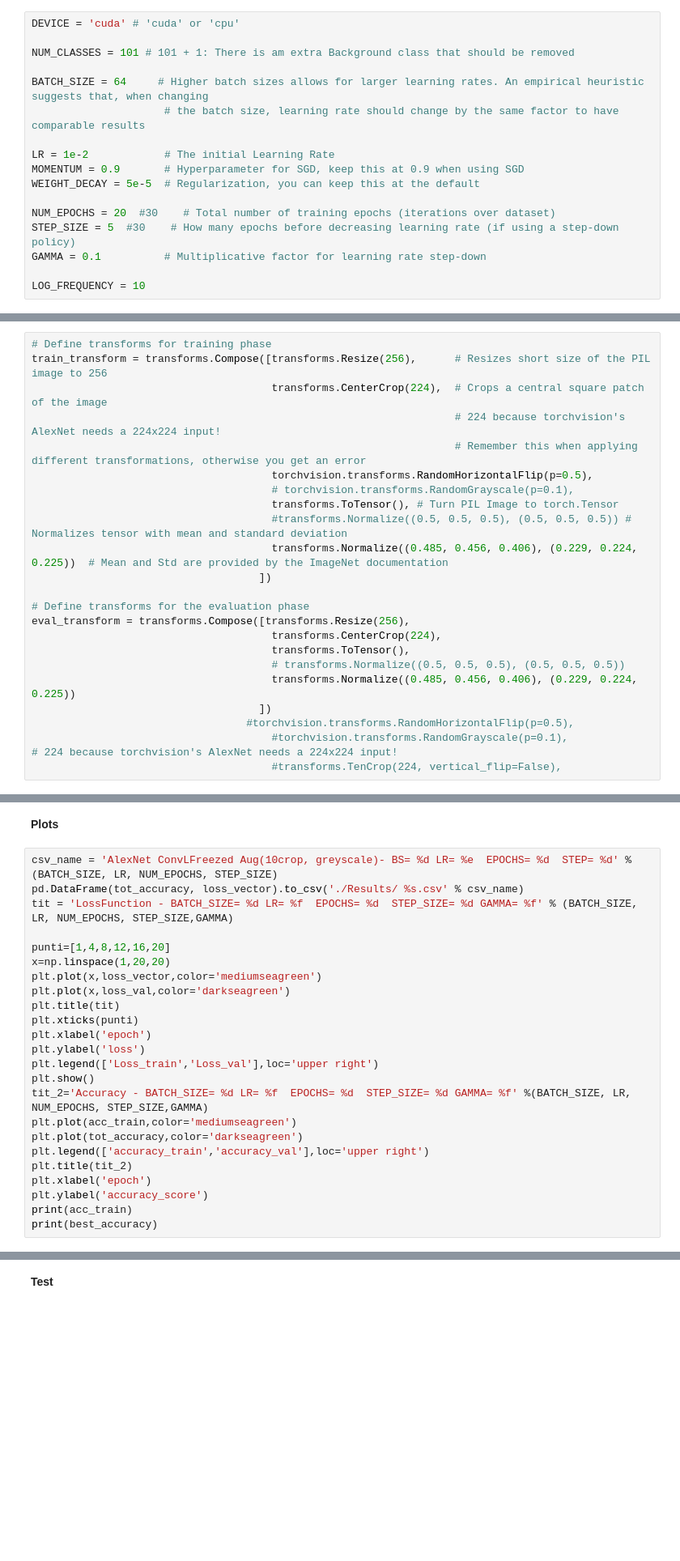
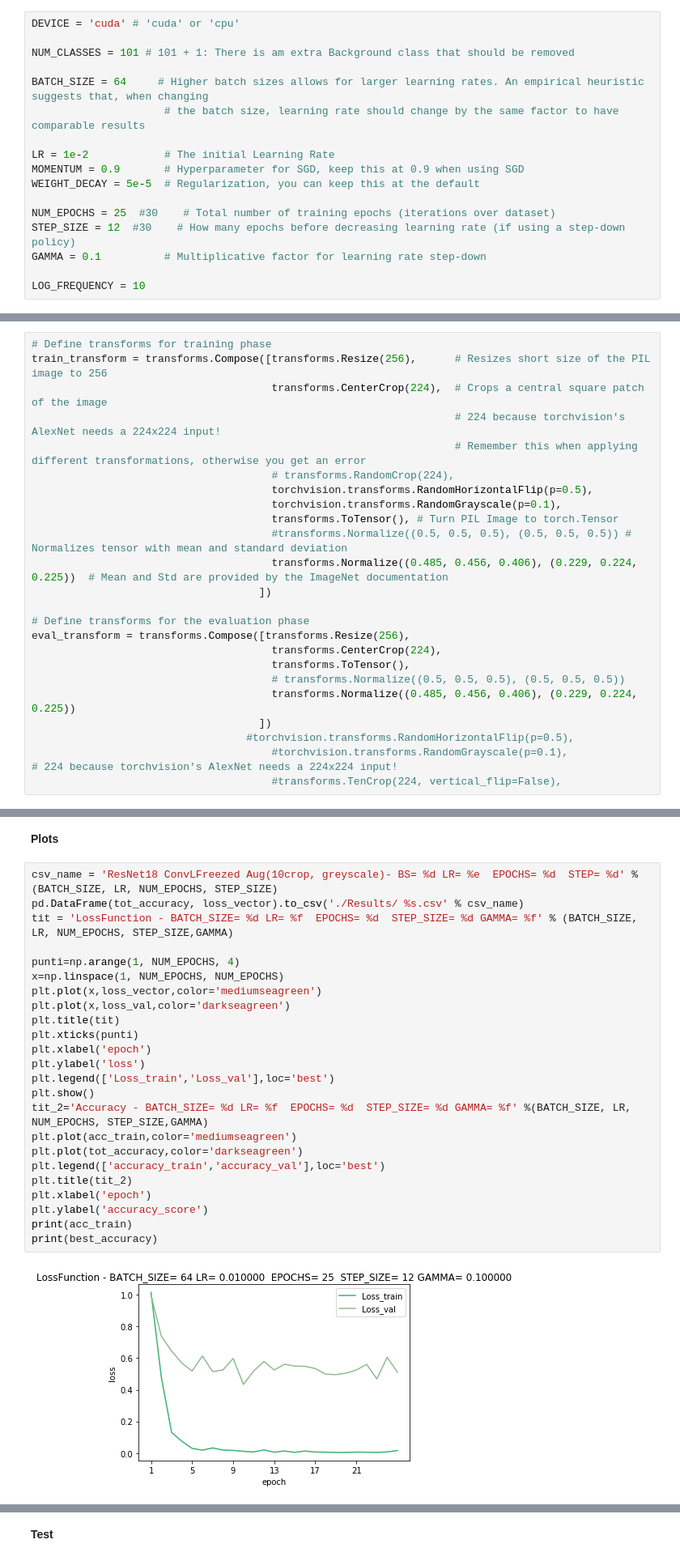
Before and after one commit to pI88Id/HW2, a Jupyter notebook: HW2-MLDL.ipynb, the cells around one changed output, grey strips where cells are left out. Shown at 81% size. Cells and saved outputs as stored; diff of their text form; blank space fills up the shorter version.

Commit message:
Final before last check

```diff
--- a/HW2-MLDL.ipynb
+++ b/HW2-MLDL.ipynb
@@ -34,8 +34,8 @@ LR = 1e-2            # The initial Learning Rate
 MOMENTUM = 0.9       # Hyperparameter for SGD, keep this at 0.9 when using SGD
 WEIGHT_DECAY = 5e-5  # Regularization, you can keep this at the default
 
-NUM_EPOCHS = 20  #30    # Total number of training epochs (iterations over dataset)
-STEP_SIZE = 5  #30    # How many epochs before decreasing learning rate (if using a step-down policy)
+NUM_EPOCHS = 25  #30    # Total number of training epochs (iterations over dataset)
+STEP_SIZE = 12  #30    # How many epochs before decreasing learning rate (if using a step-down policy)
 GAMMA = 0.1          # Multiplicative factor for learning rate step-down
 
 LOG_FREQUENCY = 10
@@ -47,8 +47,9 @@ train_transform = transforms.Compose([transforms.Resize(256),      # Resizes sho
                                       transforms.CenterCrop(224),  # Crops a central square patch of the image
                                                                    # 224 because torchvision's AlexNet needs a 224x224 input!
                                                                    # Remember this when applying different transformations, otherwise you get an error
+                                      # transforms.RandomCrop(224),
                                       torchvision.transforms.RandomHorizontalFlip(p=0.5),
-                                      # torchvision.transforms.RandomGrayscale(p=0.1),
+                                      torchvision.transforms.RandomGrayscale(p=0.1),
                                       transforms.ToTensor(), # Turn PIL Image to torch.Tensor
                                       #transforms.Normalize((0.5, 0.5, 0.5), (0.5, 0.5, 0.5)) # Normalizes tensor with mean and standard deviation
                                       transforms.Normalize((0.485, 0.456, 0.406), (0.229, 0.224, 0.225))  # Mean and Std are provided by the ImageNet documentation
@@ -240,26 +258,28 @@ for epoch in range(NUM_EPOCHS):
 # %% [markdown]
 **Plots**
 # %%
-csv_name = 'AlexNet ConvLFreezed Aug(10crop, greyscale)- BS= %d LR= %e  EPOCHS= %d  STEP= %d' % (BATCH_SIZE, LR, NUM_EPOCHS, STEP_SIZE)
+csv_name = 'ResNet18 ConvLFreezed Aug(10crop, greyscale)- BS= %d LR= %e  EPOCHS= %d  STEP= %d' % (BATCH_SIZE, LR, NUM_EPOCHS, STEP_SIZE)
 pd.DataFrame(tot_accuracy, loss_vector).to_csv('./Results/ %s.csv' % csv_name)
 tit = 'LossFunction - BATCH_SIZE= %d LR= %f  EPOCHS= %d  STEP_SIZE= %d GAMMA= %f' % (BATCH_SIZE, LR, NUM_EPOCHS, STEP_SIZE,GAMMA)
 
-punti=[1,4,8,12,16,20]
-x=np.linspace(1,20,20)
+punti=np.arange(1, NUM_EPOCHS, 4)
+x=np.linspace(1, NUM_EPOCHS, NUM_EPOCHS)
 plt.plot(x,loss_vector,color='mediumseagreen')
 plt.plot(x,loss_val,color='darkseagreen')
 plt.title(tit)
 plt.xticks(punti)
 plt.xlabel('epoch')
 plt.ylabel('loss')
-plt.legend(['Loss_train','Loss_val'],loc='upper right')
+plt.legend(['Loss_train','Loss_val'],loc='best')
 plt.show()
 tit_2='Accuracy - BATCH_SIZE= %d LR= %f  EPOCHS= %d  STEP_SIZE= %d GAMMA= %f' %(BATCH_SIZE, LR, NUM_EPOCHS, STEP_SIZE,GAMMA)
 plt.plot(acc_train,color='mediumseagreen')
 plt.plot(tot_accuracy,color='darkseagreen')
-plt.legend(['accuracy_train','accuracy_val'],loc='upper right')
+plt.legend(['accuracy_train','accuracy_val'],loc='best')
 plt.title(tit_2)
 plt.xlabel('epoch')
 plt.ylabel('accuracy_score')
 print(acc_train)
 print(best_accuracy)
+# %% [output]
+[figure, added]
```
Also changed, not shown: parts of 4 cells of this notebook.
